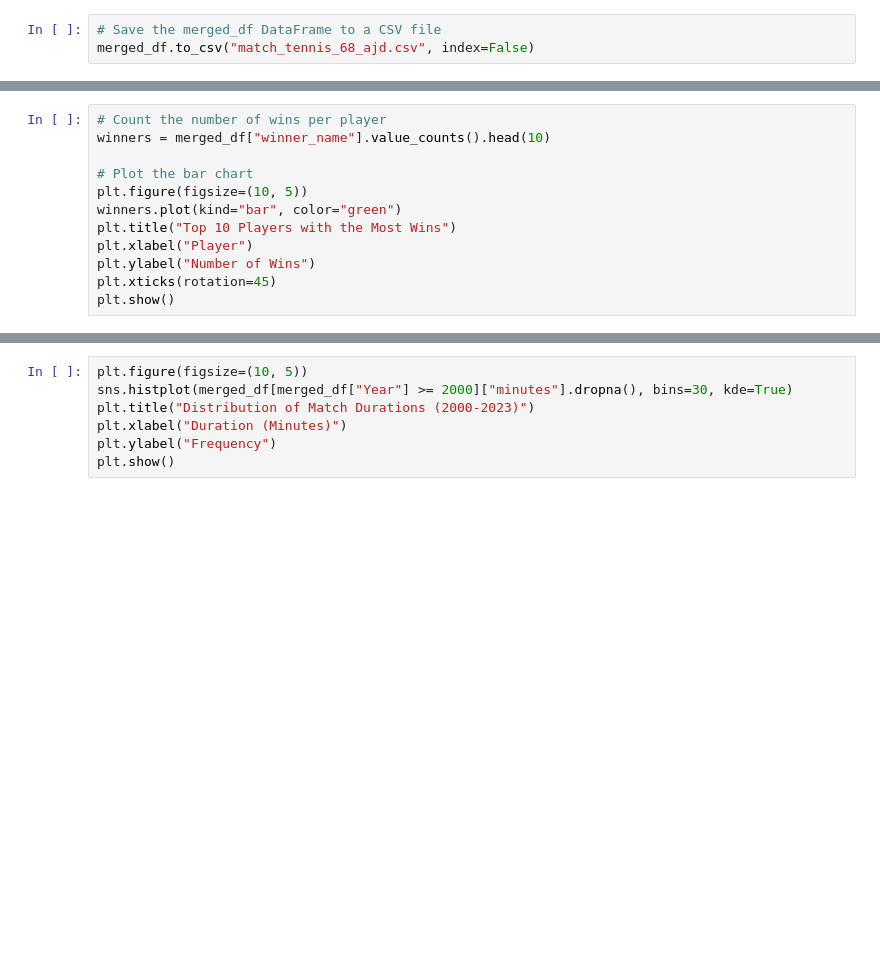
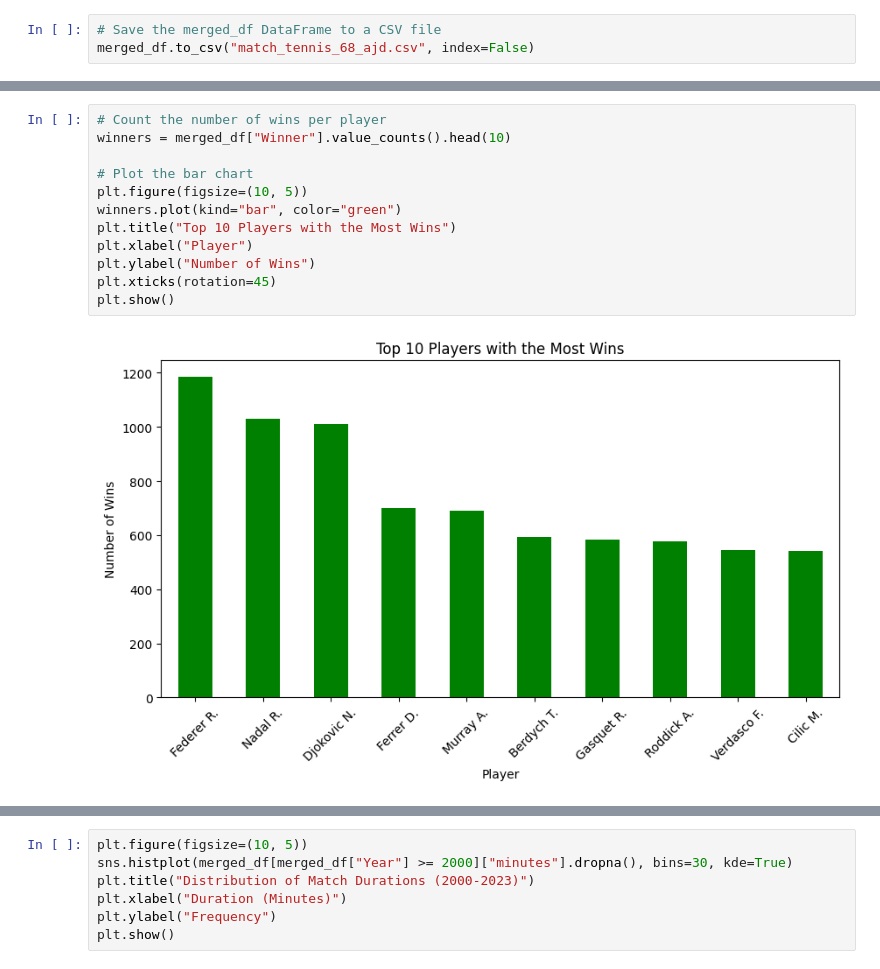
Before and after one commit to com-480-data-visualization/SmashData, a Jupyter notebook: Milestone 1/preliminaries_evo.ipynb, the cells around one changed output, grey strips where cells are left out. Drawn from its saved outputs; the diff is of its cells as text; blank space fills up the shorter version.

```diff
--- a/Milestone 1/preliminaries_evo.ipynb
+++ b/Milestone 1/preliminaries_evo.ipynb
@@ -96,14 +172,16 @@ plt.show()
 # %%
 # Count the number of wins per player
-winners = merged_df["winner_name"].value_counts().head(10)
+winners = merged_df["Winner"].value_counts().head(10)
 
 # Plot the bar chart
 plt.figure(figsize=(10, 5))
 winners.plot(kind="bar", color="green")
 plt.title("Top 10 Players with the Most Wins")
 plt.xlabel("Player")
 plt.ylabel("Number of Wins")
 plt.xticks(rotation=45)
 plt.show()
+# %% [output]
+[figure, added]
 # %%
 # Compute the average match duration by surface
```
Also changed, not shown: parts of 16 cells of this notebook, 5 other files.
